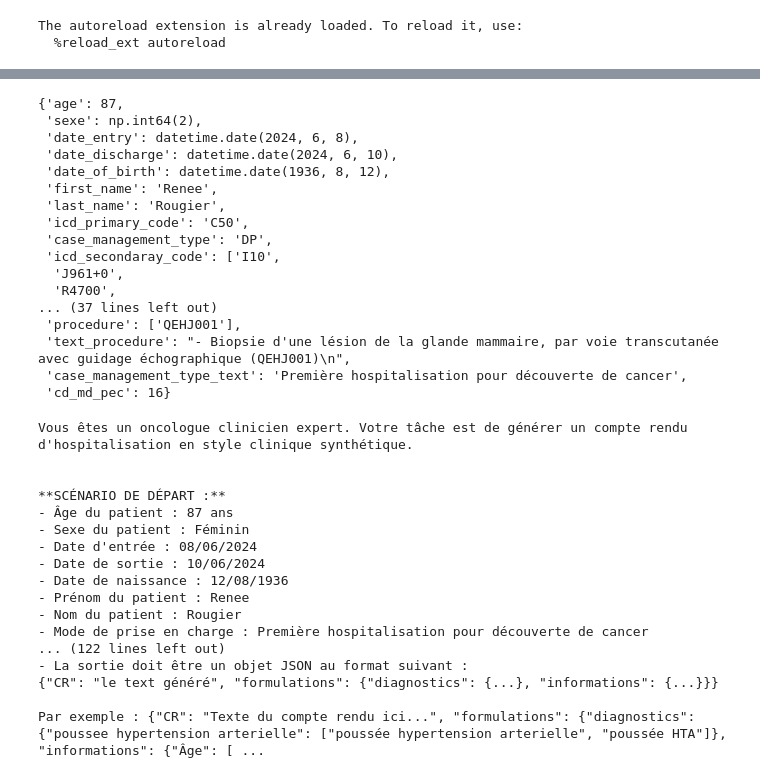
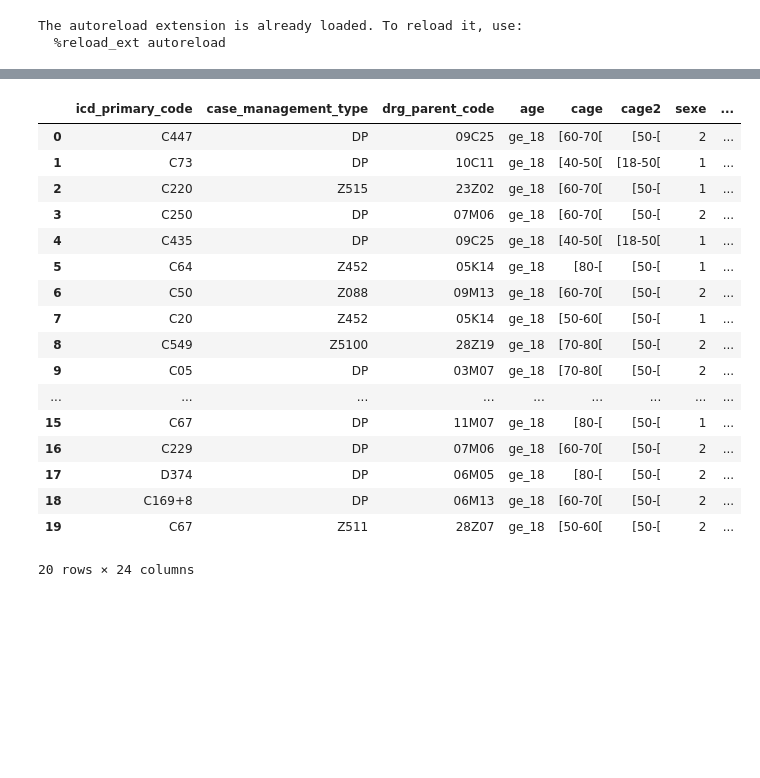
Before and after one commit to 24p11/recode-scenario, a Jupyter notebook: generate_reports_from_french_pmsi_scenarios.ipynb, the cells around one changed output, grey strips where cells are left out. Drawn from its saved outputs; the diff is of its cells as text; code cells hidden in the pictures; blank space fills up the shorter version.

```diff
--- a/generate_reports_from_french_pmsi_scenarios.ipynb
+++ b/generate_reports_from_french_pmsi_scenarios.ipynb
@@ -85,24 +67,6 @@ Name: 732, dtype: object
 # %%
-test_scenario = gs.generate_scenario_from_profile(test_profile)
-test_scenario
+# test_scenario = gs.generate_scenario_from_profile(test_profile)
+# test_scenario
-# %% [output]
-{'age': 87,
- 'sexe': np.int64(2),
- 'date_entry': datetime.date(2024, 6, 8),
- 'date_discharge': datetime.date(2024, 6, 10),
- 'date_of_birth': datetime.date(1936, 8, 12),
- 'first_name': 'Renee',
- 'last_name': 'Rougier',
- 'icd_primary_code': 'C50',
- 'case_management_type': 'DP',
- 'icd_secondaray_code': ['I10',
-  'J961+0',
-  'R4700',
-... (37 lines left out)
- 'procedure': ['QEHJ001'],
- 'text_procedure': "- Biopsie d'une lésion de la glande mammaire, par voie transcutanée avec guidage échographique (QEHJ001)\n",
- 'case_management_type_text': 'Première hospitalisation pour découverte de cancer',
- 'cd_md_pec': 16}
 # %%
 def create_prompt(scenario):
     if scenario['admission_type'] == "Inpatient" and scenario['drg_parent_code'][2:3]=="C" :
@@ -117,22 +81,29 @@ def create_prompt(scenario):
     return prompt
 # %%
-test_prompt = create_prompt(test_scenario)
-print (test_prompt)
+# test_prompt = create_prompt(test_scenario)
+# print (test_prompt)
-# %% [output]
-Vous êtes un oncologue clinicien expert. Votre tâche est de générer un compte rendu d'hospitalisation en style clinique synthétique.
-
-
-**SCÉNARIO DE DÉPART :**
-- Âge du patient : 87 ans
-- Sexe du patient : Féminin
-- Date d'entrée : 08/06/2024
-- Date de sortie : 10/06/2024
-- Date de naissance : 12/08/1936
-- Prénom du patient : Renee
-- Nom du patient : Rougier
-- Mode de prise en charge : Première hospitalisation pour découverte de cancer
-... (122 lines left out)
-- La sortie doit être un objet JSON au format suivant :
-{"CR": "le text généré", "formulations": {"diagnostics": {...}, "informations": {...}}}
-
-Par exemple : {"CR": "Texte du compte rendu ici...", "formulations": {"diagnostics": {"poussee hypertension arterielle": ["poussée hypertension arterielle", "poussée HTA"]},  "informations": {"Âge": [ ...
+# %%
+# col_names = ["icd_primary_code", "case_management_type", "drg_parent_code", "cage2","cage", "sexe", "admission_type","admission_mode", "discharge_disposition",
+#              "dms", "los_mean", "los_sd", "drg_parent_description"]
+# test_generation_v1 = df_profile.sample(20)[col_names].reset_index(drop=True)
+test_generation_v1 = df_profile.sample(20).reset_index(drop=True)
+test_generation_v1
+# %% [output]
+|  | icd_primary_code | case_management_type | drg_parent_code | age | cage | cage2 | sexe | ... |
+| 0 | C447 | DP | 09C25 | ge_18 | [60-70[ | [50-[ | 2 | ... |
+| 1 | C73 | DP | 10C11 | ge_18 | [40-50[ | [18-50[ | 1 | ... |
+| 2 | C220 | Z515 | 23Z02 | ge_18 | [60-70[ | [50-[ | 1 | ... |
+| 3 | C250 | DP | 07M06 | ge_18 | [60-70[ | [50-[ | 2 | ... |
+| 4 | C435 | DP | 09C25 | ge_18 | [40-50[ | [18-50[ | 1 | ... |
+| 5 | C64 | Z452 | 05K14 | ge_18 | [80-[ | [50-[ | 1 | ... |
+| 6 | C50 | Z088 | 09M13 | ge_18 | [60-70[ | [50-[ | 2 | ... |
+| 7 | C20 | Z452 | 05K14 | ge_18 | [50-60[ | [50-[ | 1 | ... |
+| 8 | C549 | Z5100 | 28Z19 | ge_18 | [70-80[ | [50-[ | 2 | ... |
+| 9 | C05 | DP | 03M07 | ge_18 | [70-80[ | [50-[ | 2 | ... |
+| ... | ... | ... | ... | ... | ... | ... | ... | ... |
+| 15 | C67 | DP | 11M07 | ge_18 | [80-[ | [50-[ | 1 | ... |
+| 16 | C229 | DP | 07M06 | ge_18 | [60-70[ | [50-[ | 2 | ... |
+| 17 | D374 | DP | 06M05 | ge_18 | [80-[ | [50-[ | 2 | ... |
+| 18 | C169+8 | DP | 06M13 | ge_18 | [60-70[ | [50-[ | 2 | ... |
+| 19 | C67 | Z511 | 28Z07 | ge_18 | [50-60[ | [50-[ | 2 | ... |
+20 rows × 24 columns
```
Also changed, not shown: parts of 7 cells of this notebook.
